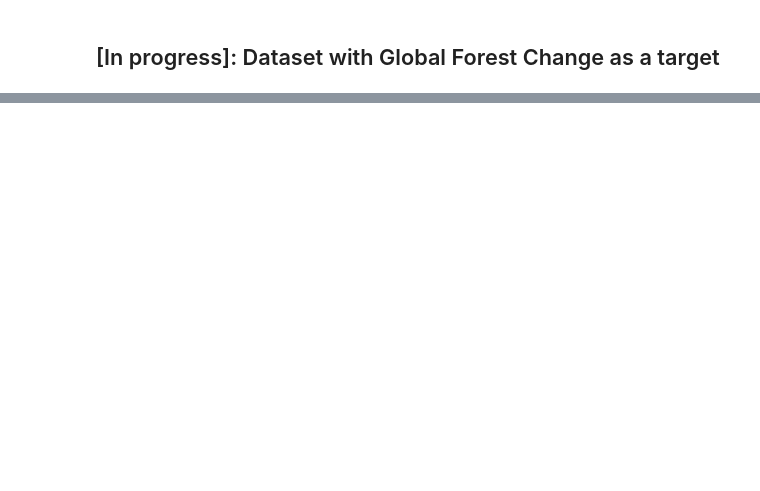
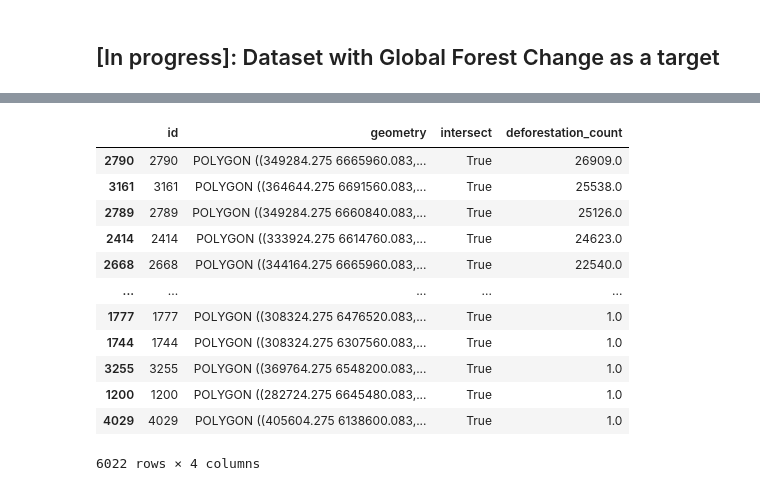
Before and after one commit to OmdenaAI/CordobaArgentinaChapter_MonitoringLandUseTransformation, a Jupyter notebook: sandbox/jfloresf17/GFCTestData.ipynb, the cells around one changed output, grey strips where cells are left out. Saved outputs shown, nothing was run; the diff lists cells and outputs as text; code cells hidden in the pictures; blank space fills up the shorter version.

```diff
--- a/sandbox/jfloresf17/GFCTestData.ipynb
+++ b/sandbox/jfloresf17/GFCTestData.ipynb
@@ -15,0 +161,23 @@ from utils import  get_credentials, download_composite
+# %%
+# Generate a fishnet grid
+## Get upper left and lower right coordinates
+grid_cells = 5120
+
+x_coords = np.arange(minx, maxx, grid_cells)
+y_coords = np.arange(miny, maxy, grid_cells)
+
+bboxs = []
+for x in x_coords:
+    for y in y_coords:
+        bboxs.append(box(x, y, x + grid_cells, y + grid_cells))
+
+## Save the fishnet grid
+print(f"Number of cells: {len(bboxs)}")
+
+## Save the fishnet grid as GeoJSON
+## Filter again by building count
+grid = gpd.GeoDataFrame({'id': list(range(len(bboxs))),
+                          'geometry': bboxs},
+                           crs=f"EPSG:{epsg_code}")
+
+grid.to_file("./gfc/fishnet_grid.geojson", driver="GeoJSON")
@@ -15,0 +186,13 @@ from utils import  get_credentials, download_composite
+# %%
+## Obtener los vectores que intersectan con el raster
+for index, row in grid.iterrows():
+    geom = row["geometry"]
+    with rasterio.open("./gfc/GFC_Cordoba_UTM.tif") as src:
+        out_image = src.read(1, window=src.window(*geom.bounds))
+        if np.count_nonzero(out_image) > 0:
+            grid.loc[index, "intersect"] = True
+            grid.loc[index, "deforestation_count"] = np.count_nonzero(out_image)
+        else:
+            grid.loc[index, "intersect"] = False
+
+    print(f"[INFO] {index} / {len(grid)}")
@@ -15,0 +217,17 @@ from utils import  get_credentials, download_composite
+# %%
+grid_order = grid[grid["intersect"] == True].sort_values("deforestation_count", ascending=False)
+grid_order
+# %% [output]
+|  | id | geometry | intersect | deforestation_count |
+| 2790 | 2790 | POLYGON ((349284.275 6665960.083,... | True | 26909.0 |
+| 3161 | 3161 | POLYGON ((364644.275 6691560.083,... | True | 25538.0 |
+| 2789 | 2789 | POLYGON ((349284.275 6660840.083,... | True | 25126.0 |
+| 2414 | 2414 | POLYGON ((333924.275 6614760.083,... | True | 24623.0 |
+| 2668 | 2668 | POLYGON ((344164.275 6665960.083,... | True | 22540.0 |
+| ... | ... | ... | ... | ... |
+| 1777 | 1777 | POLYGON ((308324.275 6476520.083,... | True | 1.0 |
+| 1744 | 1744 | POLYGON ((308324.275 6307560.083,... | True | 1.0 |
+| 3255 | 3255 | POLYGON ((369764.275 6548200.083,... | True | 1.0 |
+| 1200 | 1200 | POLYGON ((282724.275 6645480.083,... | True | 1.0 |
+| 4029 | 4029 | POLYGON ((405604.275 6138600.083,... | True | 1.0 |
+6022 rows × 4 columns
```
Also changed, not shown: parts of 15 cells of this notebook, 8 other files.
